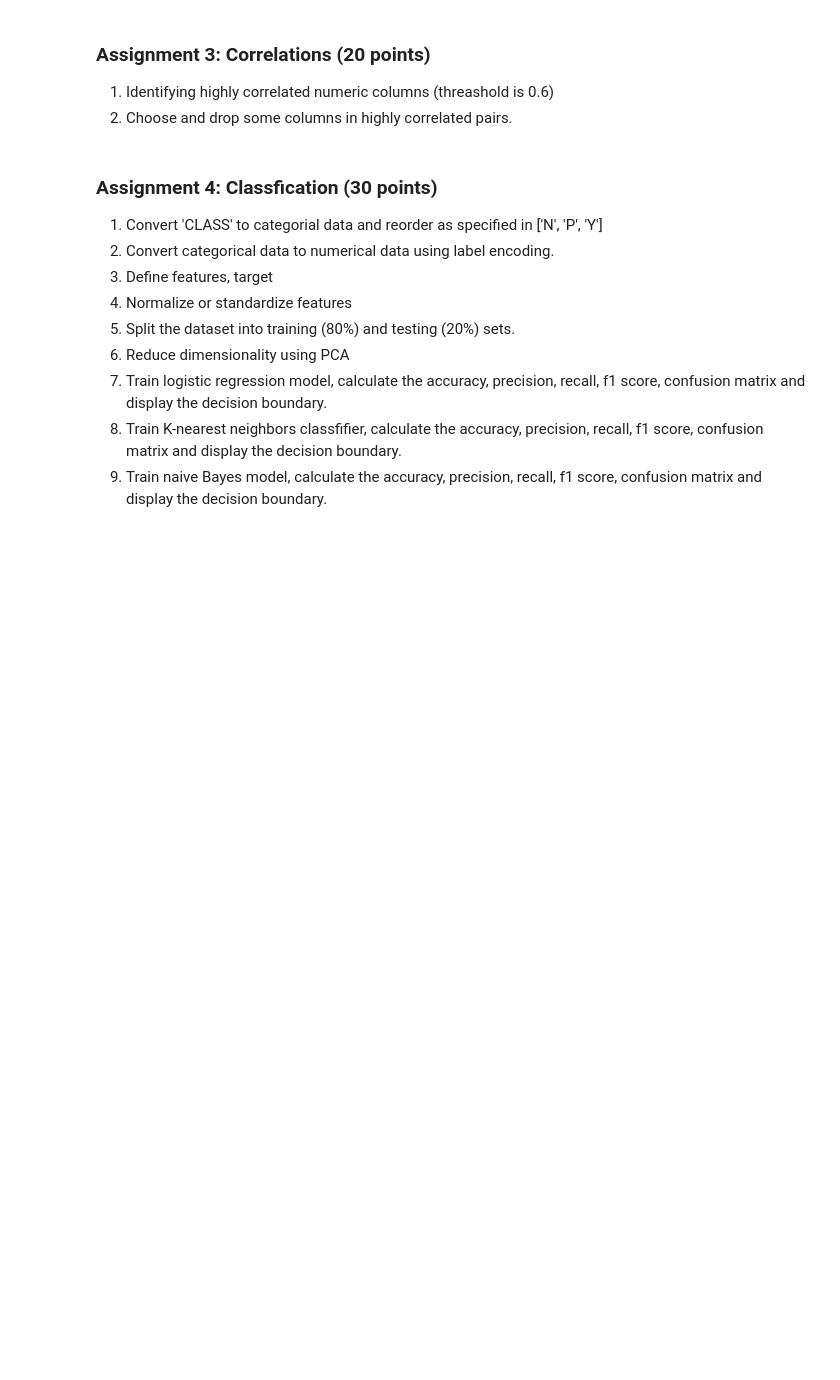
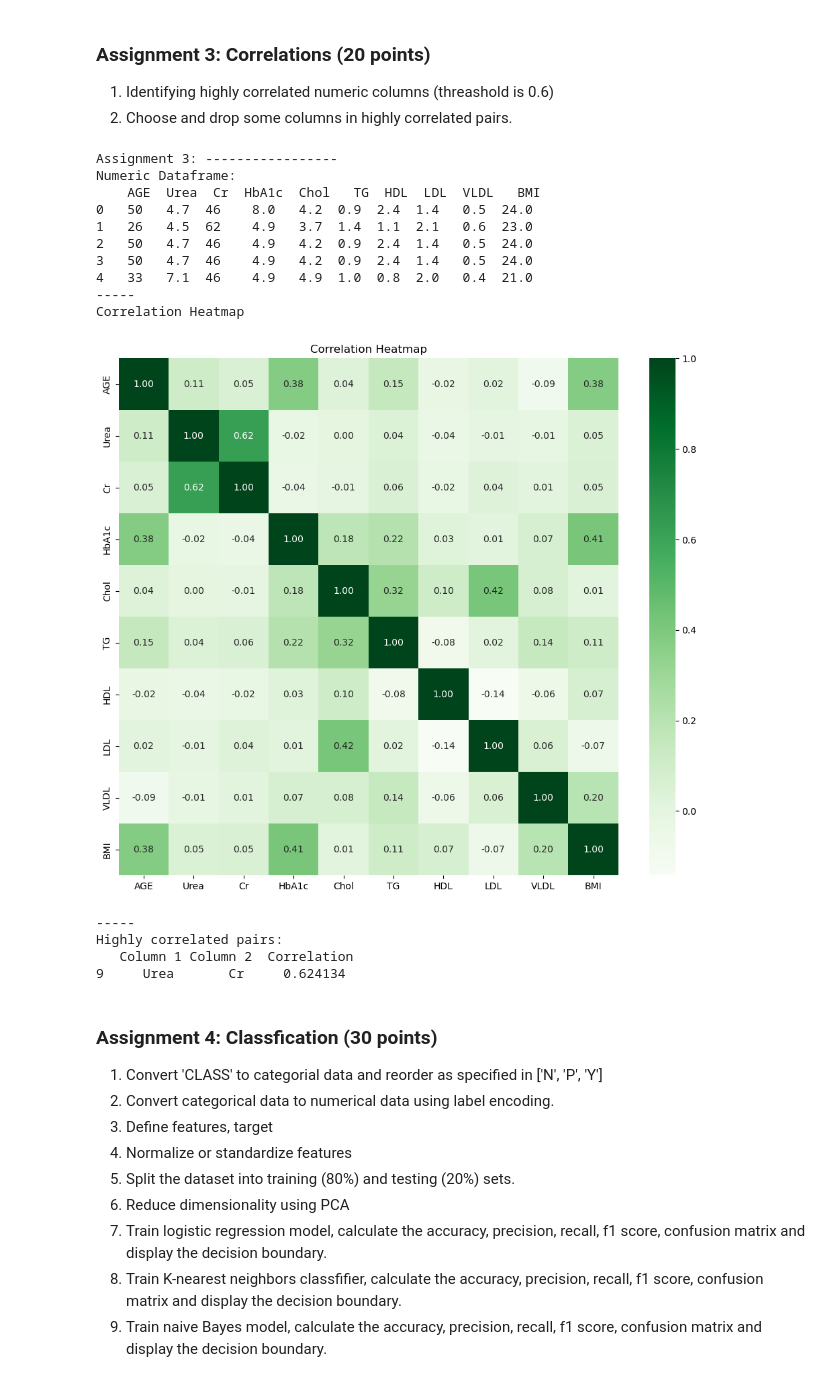
Before and after one commit to trantuanthinh/CSE450-DataMining, a Jupyter notebook: Lab 2 - Classification.ipynb, the cells around one changed output. Drawn from its saved outputs; the diff is of its cells as text; code cells hidden in the pictures; blank space fills up the shorter version.

```diff
--- a/Lab 2 - Classification.ipynb
+++ b/Lab 2 - Classification.ipynb
@@ -120,3 +150,12 @@ After Fill Statistic: 0
 ### Assignment 2: Data Cleaning (20 points)
 
 Identifying missing values and remove or impute where appropriate.
+# %%
+# Assignment 2
+print("Assignment 2: -----------------")
+print("Missing values per column:\n", df.isnull().sum())
+print("-----")
+df["HbA1c"] = df["HbA1c"].fillna(df["HbA1c"].median())
+df["VLDL"] = df["VLDL"].fillna(df["VLDL"].median())
+print("-----")
+print("Missing values after cleaning:\n", df.isnull().sum())
@@ -125,6 +182,45 @@ Identifying missing values and remove or impute where appropriate.
 
 1. Identifying highly correlated numeric columns (threashold is 0.6)
 2. Choose and drop some columns in highly correlated pairs.
+# %%
+# Assignment 3
+print("Assignment 3: -----------------")
+numeric_df = df.select_dtypes(include=["number"])
+correlation_matrix = numeric_df.corr()
+print("Numeric Dataframe:\n", numeric_df.head())
+print("-----")
+plt.figure(figsize=(12, 10))
+sns.heatmap(correlation_matrix, annot=True, fmt=".2f", cmap="Greens")
+plt.title("Correlation Heatmap")
+print("Correlation Heatmap")
+plt.show()
+print("-----")
+high_corr_pairs = (
+    correlation_matrix.where(
+        np.triu(np.ones(correlation_matrix.shape), k=1).astype(bool)
+    )
+    .stack()
+    .reset_index()
+)
+high_corr_pairs.columns = ["Column 1", "Column 2", "Correlation"]
+high_corr_pairs = high_corr_pairs[high_corr_pairs["Correlation"] > 0.6]
+print("Highly correlated pairs:\n", high_corr_pairs)
+# %% [output]
+Assignment 3: -----------------
+Numeric Dataframe:
+    AGE  Urea  Cr  HbA1c  Chol   TG  HDL  LDL  VLDL   BMI
+0   50   4.7  46    8.0   4.2  0.9  2.4  1.4   0.5  24.0
+1   26   4.5  62    4.9   3.7  1.4  1.1  2.1   0.6  23.0
+2   50   4.7  46    4.9   4.2  0.9  2.4  1.4   0.5  24.0
+3   50   4.7  46    4.9   4.2  0.9  2.4  1.4   0.5  24.0
+4   33   7.1  46    4.9   4.9  1.0  0.8  2.0   0.4  21.0
+-----
+Correlation Heatmap
+[figure, added]
+-----
+Highly correlated pairs:
+   Column 1 Column 2  Correlation
+9     Urea       Cr     0.624134
 # %% [markdown]
 ### Assignment 4: Classfication (30 points)
 
```
Also changed, not shown: parts of 3 cells of this notebook, 1 other file.
